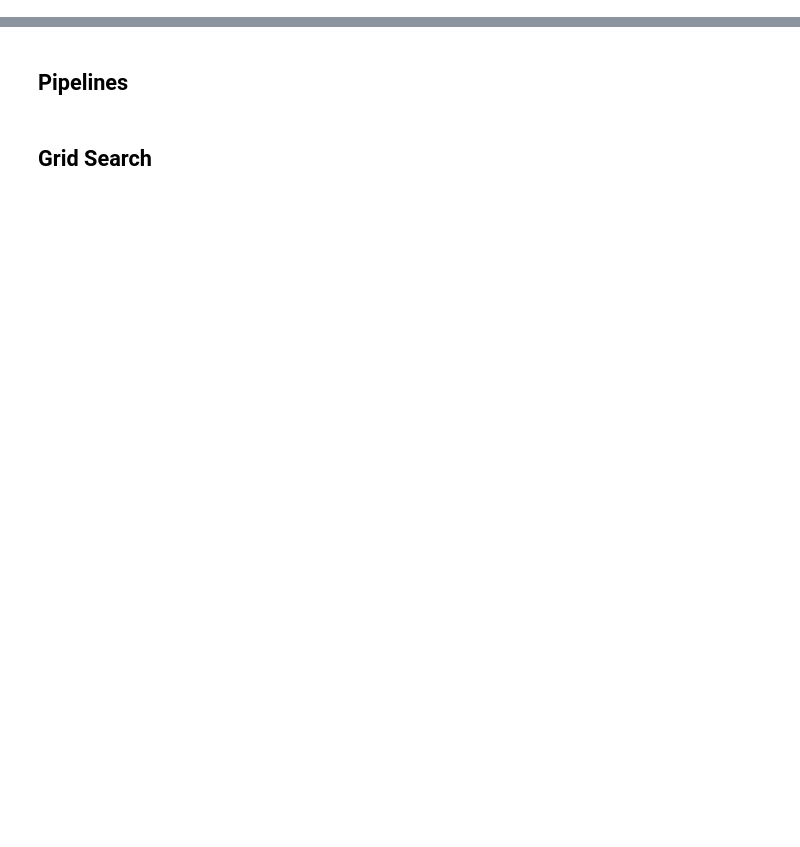
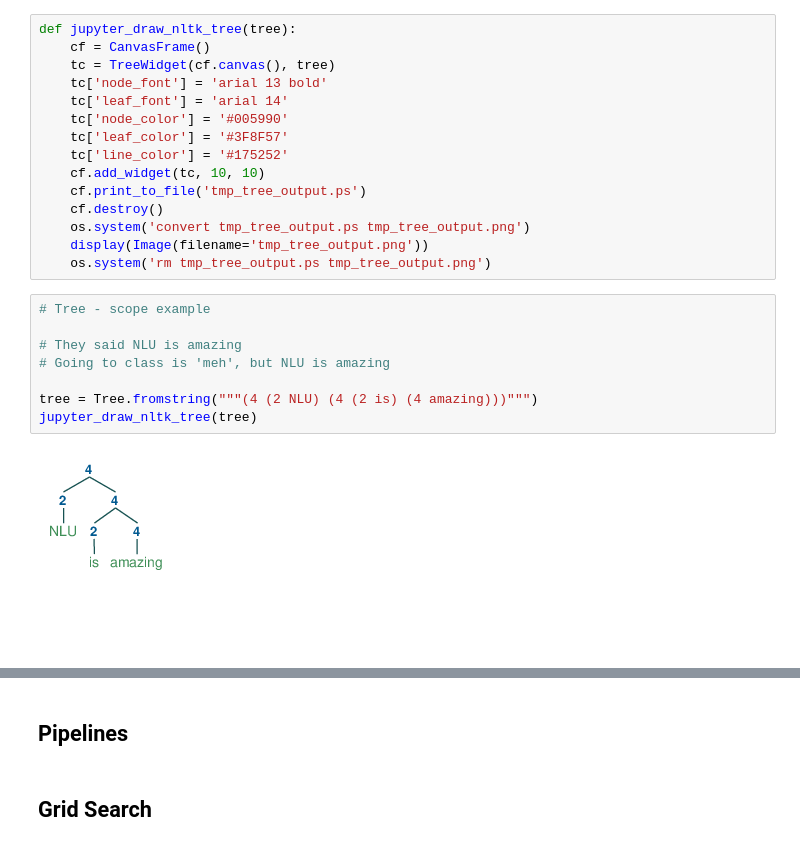
Before and after one commit to ANLY580/lectures, a Jupyter notebook: 7-vector-semantics/Semantic-vectorization.ipynb, the cells around one changed output, grey strips where cells are left out. Saved outputs shown, nothing was run; the diff lists cells and outputs as text; blank space fills up the shorter version.

```diff
--- a/7-vector-semantics/Semantic-vectorization.ipynb
+++ b/7-vector-semantics/Semantic-vectorization.ipynb
@@ -108,0 +129,25 @@ vectors = map(vectorize, corpus)
+# %%
+def jupyter_draw_nltk_tree(tree):
+    cf = CanvasFrame()
+    tc = TreeWidget(cf.canvas(), tree)
+    tc['node_font'] = 'arial 13 bold'
+    tc['leaf_font'] = 'arial 14'
+    tc['node_color'] = '#005990'
+    tc['leaf_color'] = '#3F8F57'
+    tc['line_color'] = '#175252'
+    cf.add_widget(tc, 10, 10)
+    cf.print_to_file('tmp_tree_output.ps')
+    cf.destroy()
+    os.system('convert tmp_tree_output.ps tmp_tree_output.png')
+    display(Image(filename='tmp_tree_output.png'))
+    os.system('rm tmp_tree_output.ps tmp_tree_output.png')
+# %%
+# Tree - scope example
+
+# They said NLU is amazing
+# Going to class is 'meh', but NLU is amazing
+
+tree = Tree.fromstring("""(4 (2 NLU) (4 (2 is) (4 amazing)))""")
+jupyter_draw_nltk_tree(tree)
+# %% [output]
+[figure, added]
```
Also changed, not shown: parts of 127 cells of this notebook, 31 other files.
